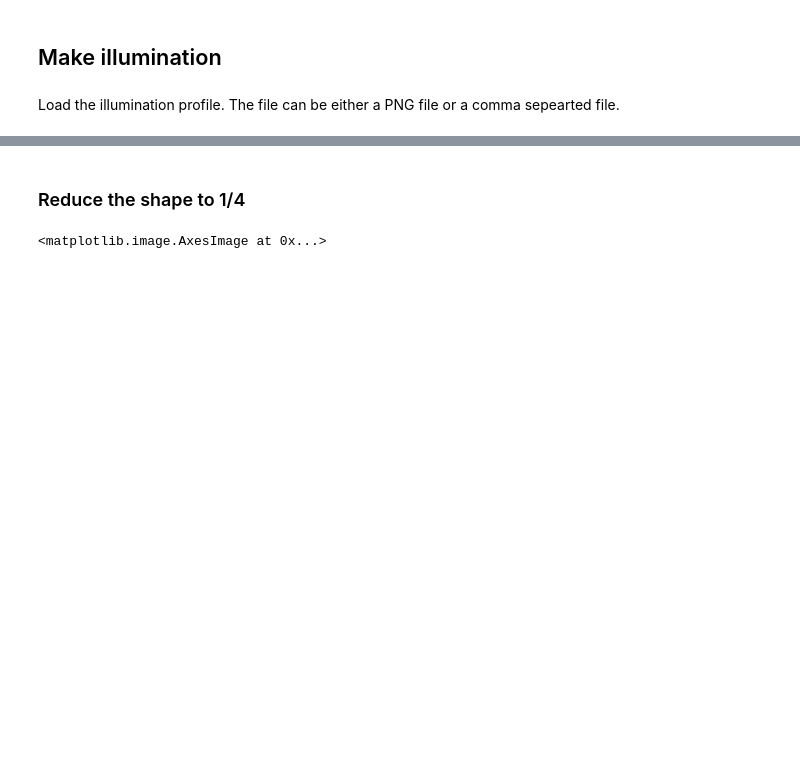
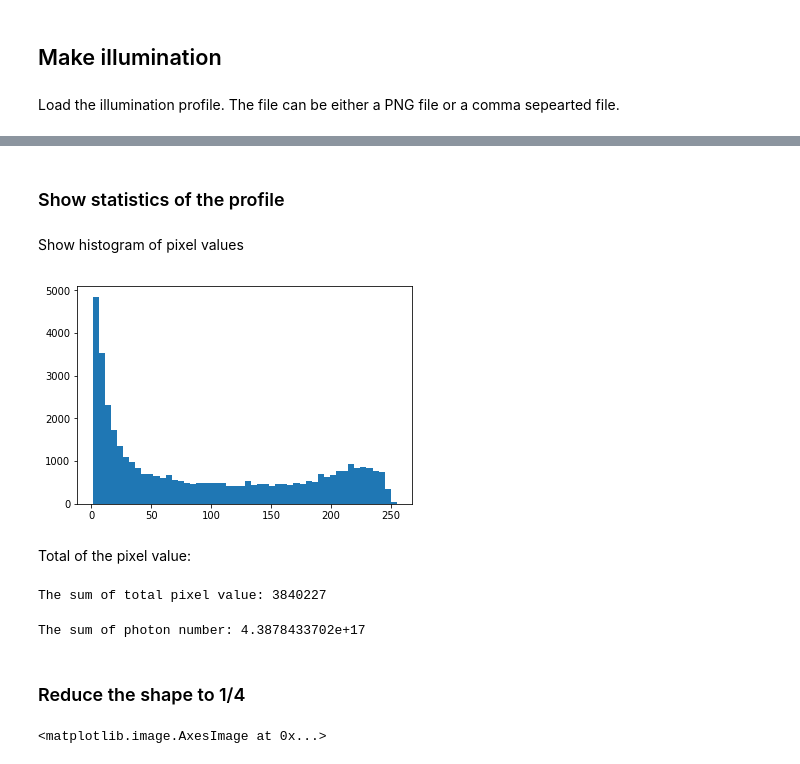
Before and after one commit to kanhua/pypvcircuit, a Jupyter notebook: network simulation starter v2.ipynb, the cells around one changed output, grey strips where cells are left out. Saved outputs shown, nothing was run; the diff lists cells and outputs as text; code cells hidden in the pictures; blank space fills up the shorter version.

```diff
--- a/network simulation starter v2.ipynb
+++ b/network simulation starter v2.ipynb
@@ -73,3 +73,24 @@ plt.imshow(img)
+# %% [markdown]
+### Show statistics of the profile
+# %% [markdown]
+Show histogram of pixel values
+# %%
+plt.hist(img.ravel(),bins=50)
+plt.show()
+# %% [output]
+[figure, added]
+# %% [markdown]
+Total of the pixel value:
+# %%
+value_sum=np.sum(img)
+print("The sum of total pixel value: {}".format(value_sum))
+# %% [output]
+The sum of total pixel value: 3840227
+# %%
+pixel_photon_unit=1.1426e11
+print("The sum of photon number: {}".format(value_sum*pixel_photon_unit))
+# %% [output]
+The sum of photon number: 4.3878433702e+17
 # %% [markdown]
 ### Reduce the shape to 1/4
 # %%
```
Also changed, not shown: parts of 14 cells of this notebook, 27 other files.
